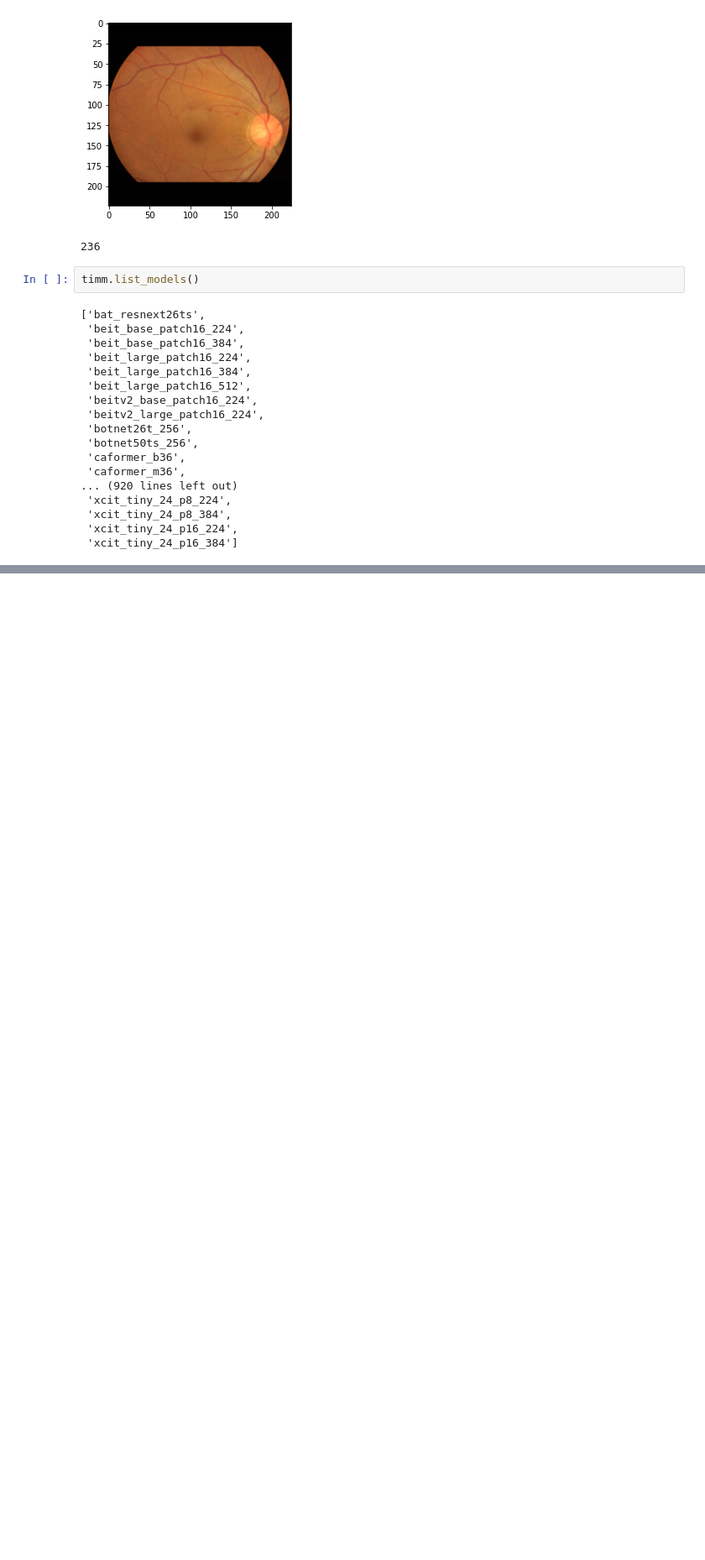
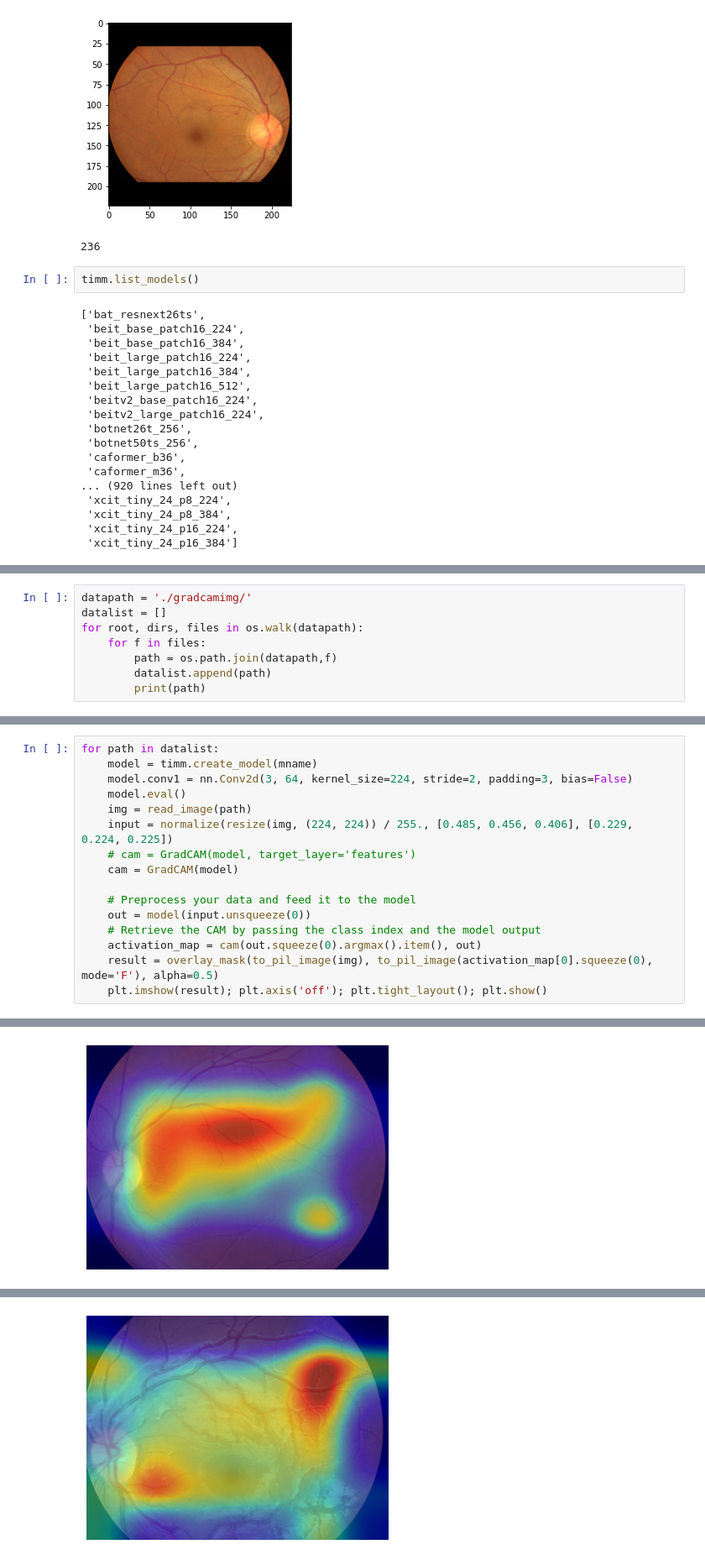
Before and after one commit to Catonpancake/AdvancedNN, a Jupyter notebook: retinatask.ipynb, the cells around one changed output, grey strips where cells are left out. Shown at 84% size. Cells and saved outputs as stored; diff of their text form; blank space fills up the shorter version.

Commit message:
gradcam done

```diff
--- a/retinatask.ipynb
+++ b/retinatask.ipynb
@@ -179,0 +261,8 @@ def test_(dataloader, model, loss_fn, device, valid=True):
+# %%
+datapath = './gradcamimg/'
+datalist = []
+for root, dirs, files in os.walk(datapath):
+    for f in files:
+        path = os.path.join(datapath,f)
+        datalist.append(path)
+        print(path)
@@ -179,0 +310,17 @@ def test_(dataloader, model, loss_fn, device, valid=True):
+# %%
+for path in datalist:
+    model = timm.create_model(mname)
+    model.conv1 = nn.Conv2d(3, 64, kernel_size=224, stride=2, padding=3, bias=False)
+    model.eval()
+    img = read_image(path)
+    input = normalize(resize(img, (224, 224)) / 255., [0.485, 0.456, 0.406], [0.229, 0.224, 0.225])
+    # cam = GradCAM(model, target_layer='features')
+    cam = GradCAM(model)
+
+    # Preprocess your data and feed it to the model
+    out = model(input.unsqueeze(0))
+    # Retrieve the CAM by passing the class index and the model output
+    activation_map = cam(out.squeeze(0).argmax().item(), out)
+    result = overlay_mask(to_pil_image(img), to_pil_image(activation_map[0].squeeze(0), mode='F'), alpha=0.5)
+    plt.imshow(result); plt.axis('off'); plt.tight_layout(); plt.show()
+# %% [output]
@@ -179,0 +328 @@ def test_(dataloader, model, loss_fn, device, valid=True):
+[figure, added]
@@ -179,0 +330 @@ def test_(dataloader, model, loss_fn, device, valid=True):
+[figure, added]
```
Also changed, not shown: parts of 18 cells of this notebook.
